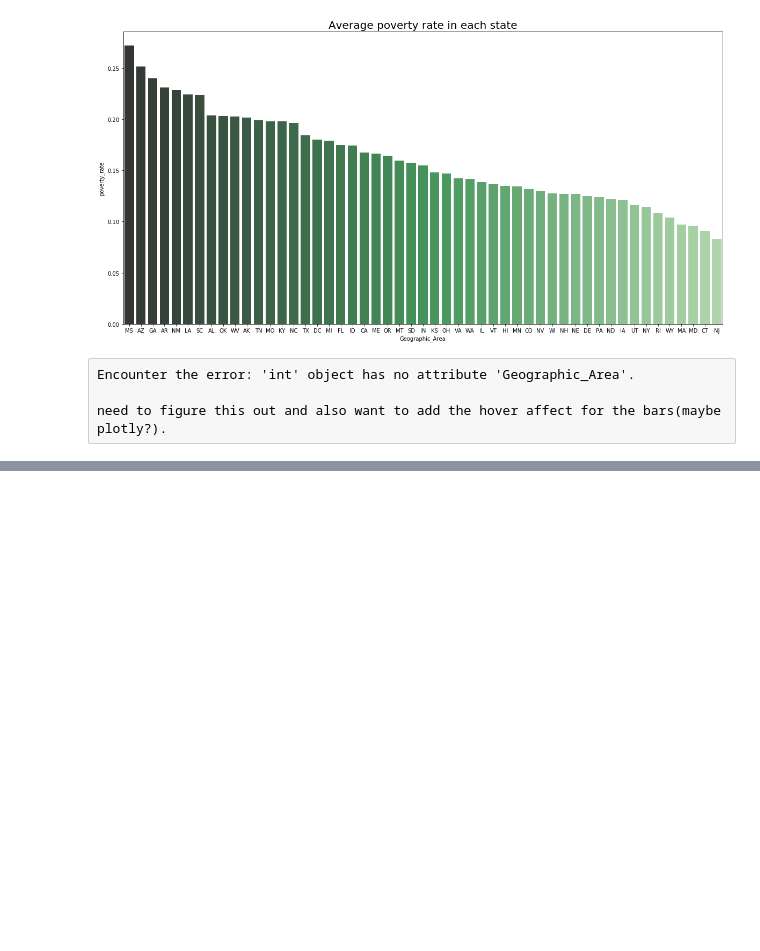
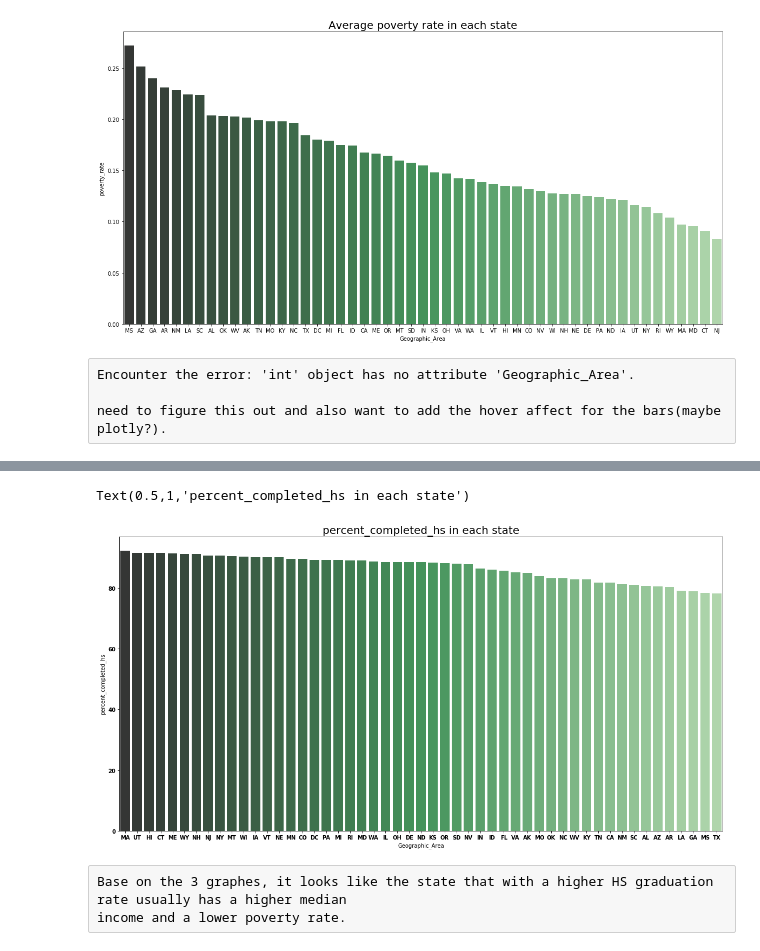
Before and after one commit to michaelzeng25/USA-shootings, a Jupyter notebook: USA shooting.ipynb, the cells around one changed output, grey strips where cells are left out. Cells and saved outputs as stored; diff of their text form; code cells hidden in the pictures; blank space fills up the shorter version.

```diff
--- a/USA shooting.ipynb
+++ b/USA shooting.ipynb
@@ -225,0 +232,17 @@ need to figure this out and also want to add the hover affect for the bars(maybe
+# %%
+g3 = all_poverty_rate.sort_values(by=['percent_completed_hs'], ascending=False)
+# %%
+from matplotlib import rc
+rc('font', weight='bold') # all the name of the state are now bold.
+
+plt.figure(figsize=(20,10))
+pal = sns.color_palette("Greens_d", len(g3))
+rank = g3["percent_completed_hs"].argsort().argsort() # need to use argsort 2 times to get this affect
+sns.barplot(x='Geographic_Area',y='percent_completed_hs', data=g3, palette=np.array(pal[::-1])[rank])
+plt.title('percent_completed_hs in each state', size=20)
+# %% [output]
+Text(0.5,1,'percent_completed_hs in each state')
+[figure, added]
+# %% [raw]
+Base on the 3 graphes, it looks like the state that with a higher HS graduation rate usually has a higher median
+income and a lower poverty rate.
```
Also changed, not shown: parts of 23 cells of this notebook.
